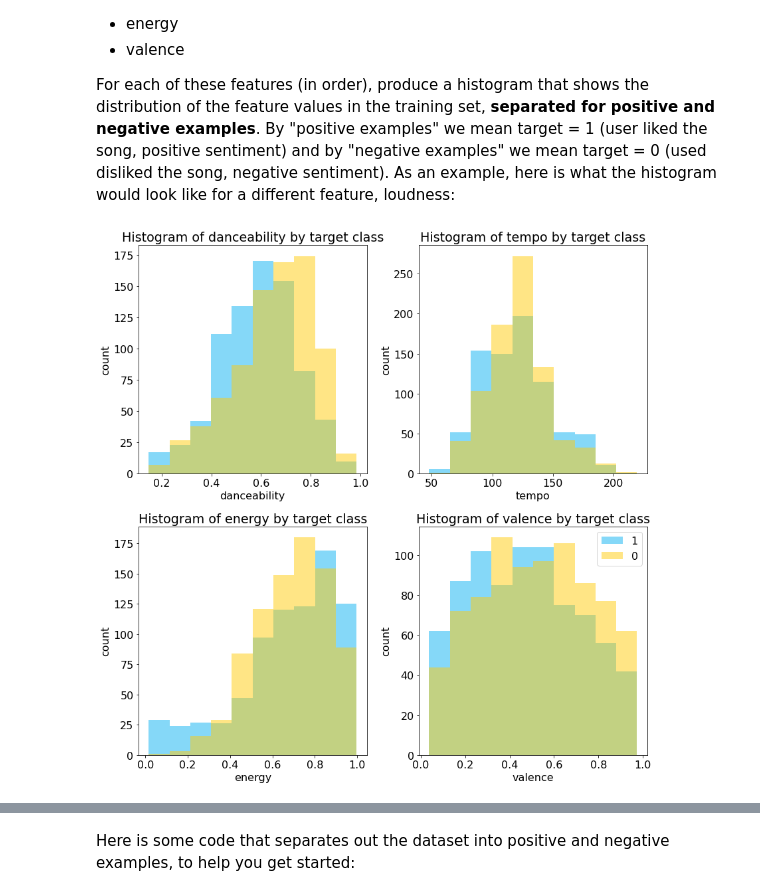
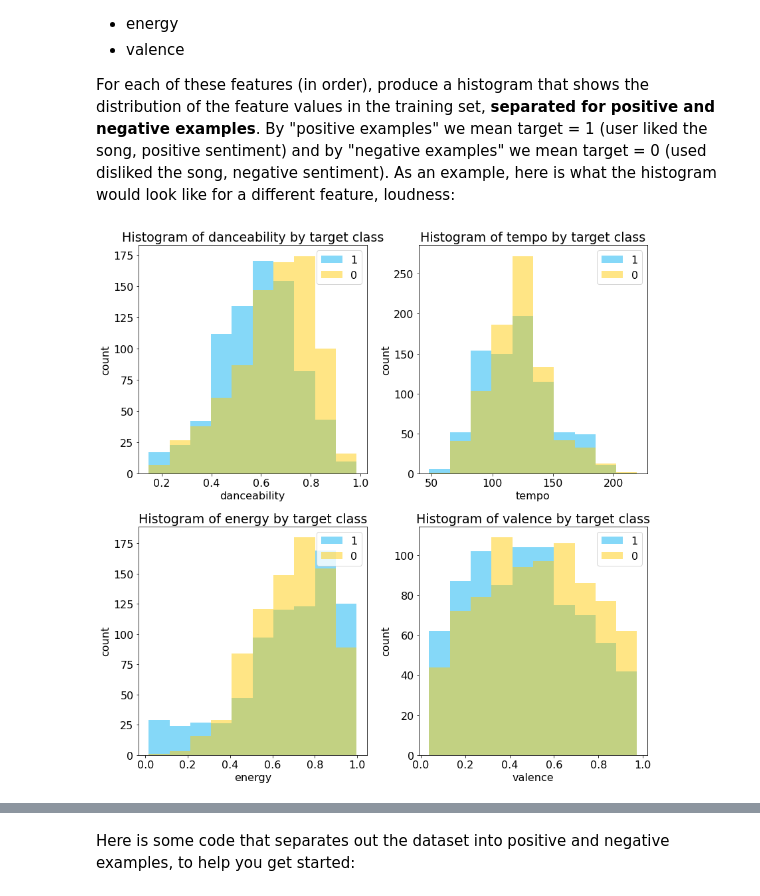
Before and after one commit to xhnatiuk/cpsc330, a Jupyter notebook: hw/hw2/hw2.ipynb, the cells around one changed output, grey strips where cells are left out. Cells and saved outputs as stored; diff of their text form; code cells hidden in the pictures.

```diff
--- a/hw/hw2/hw2.ipynb
+++ b/hw/hw2/hw2.ipynb
@@ -103,36 +88,24 @@ By "positive examples" we mean target = 1 (user liked the song, positive sentime
 # %%
 pos = df_train.query("target == 1")
 neg = df_train.query("target == 0")
 labels = ['0', '1']
 colors = [(1, 0.8, 0.05, 0.5), (0.05, 0.7, 0.95, 0.5)]
+fig, ((p1, p2), (p3, p4)) = plt.subplots(nrows=2, ncols=2, figsize=(12, 12))
+plots = [p1, p2, p3, p4]
+features = ['danceability', 'tempo', 'energy', 'valence']
 
-fig, ((p1, p2), (p3, p4)) = plt.subplots(nrows=2, ncols=2, figsize=(12, 12))
-
-p1.hist([pos['danceability'], neg['danceability']], histtype='stepfilled', color=colors)
-p1.set_title('Histogram of danceability by target class')
-p1.set_xlabel('danceability')
-p1.set_ylabel('count')
-
-p2.hist([pos['tempo'], neg['tempo']], histtype='stepfilled', color=colors)
-p2.set_title('Histogram of tempo by target class')
-p2.set_xlabel('tempo')
-p2.set_ylabel('count')
-
-p3.hist([pos['energy'], neg['energy']], histtype='stepfilled', color=colors)
-p3.set_title('Histogram of energy by target class')
-p3.set_xlabel('energy')
-p3.set_ylabel('count')
-
-
-p4.hist([pos['valence'], neg['valence']], histtype='stepfilled', color=colors, label=labels)
-p4.set_title('Histogram of valence by target class')
-p4.set_xlabel('valence')
-p4.set_ylabel('count')
-p4.legend()
+for i in range(4):
+    plot = plots[i]
+    feature = features[i]
+    plot.hist([pos[feature], neg[feature]], histtype='stepfilled', color=colors, label=labels)
+    plot.set_title(f'Histogram of {feature} by target class')
+    plot.set_xlabel(feature)
+    plot.set_ylabel('count')
+    plot.legend()
 
 fig.tight_layout()
 # %% [output]
-[figure, old version]
+[figure, new version]
 # %% [markdown]
 <img src='loudness.png' width="400">
 
```
Also changed, not shown: parts of 12 cells of this notebook.
